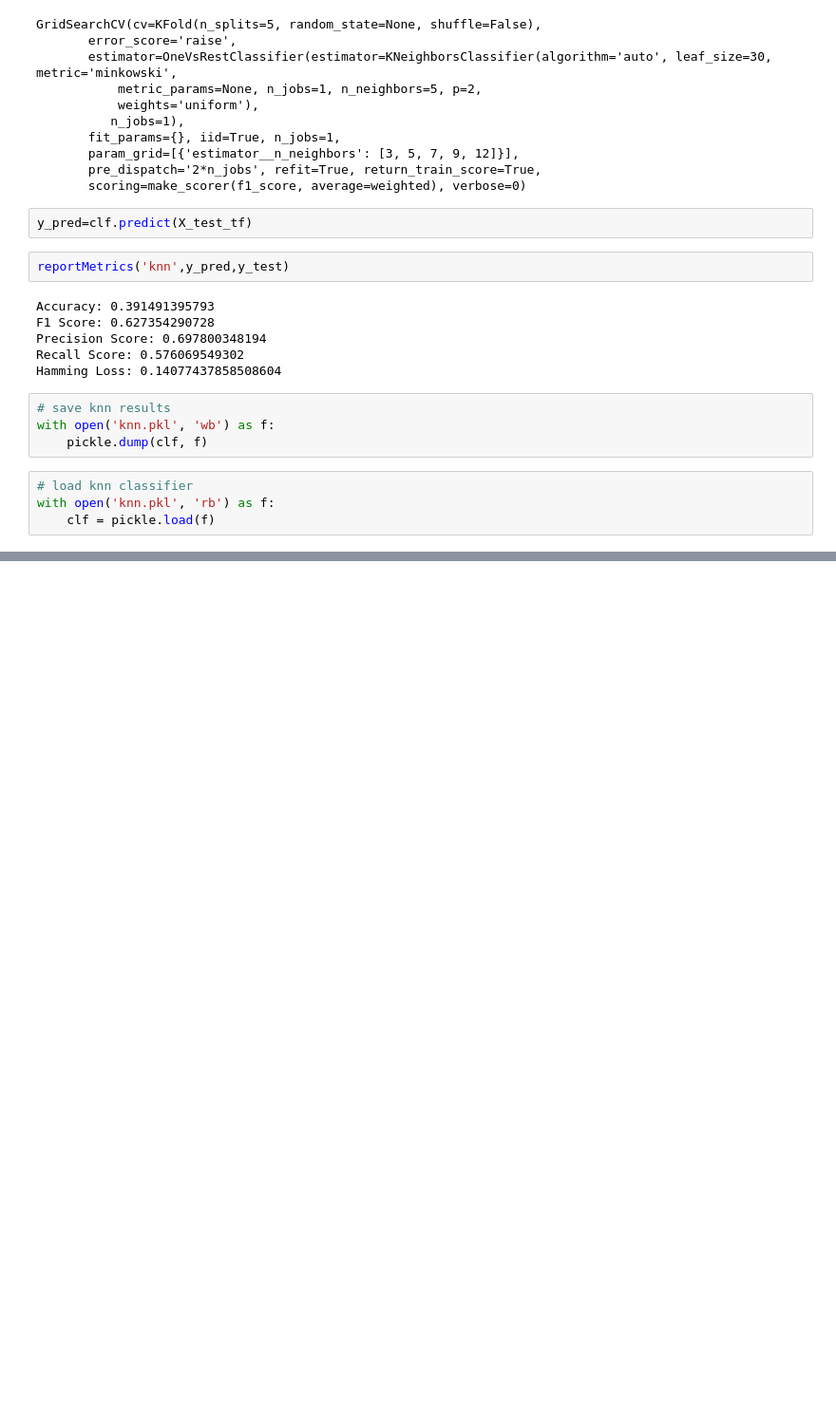
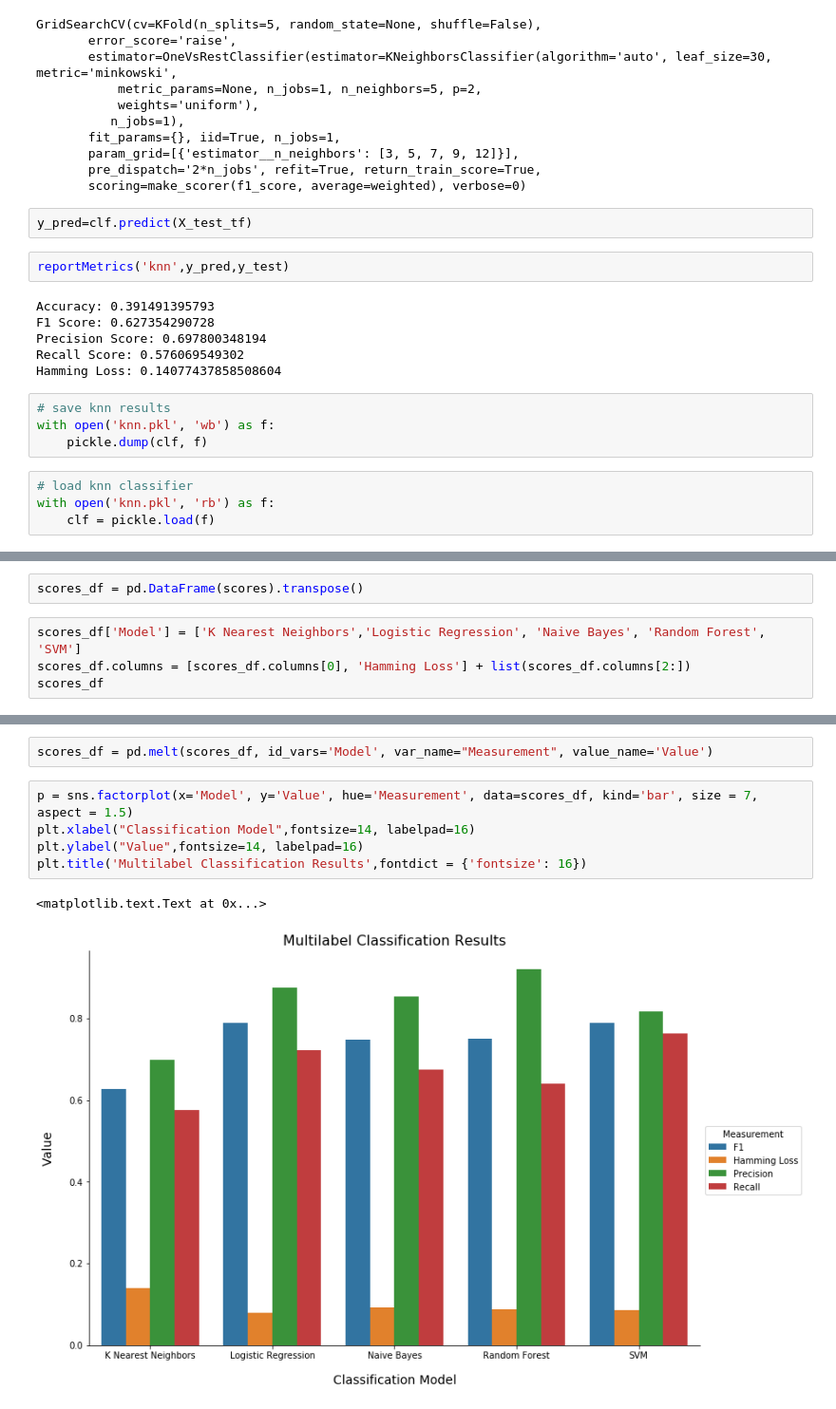
Before and after one commit to kurtisdavid/animeSynopsisClassifier, a Jupyter notebook: AnimeSynopsisClassifier.ipynb, the cells around one changed output, grey strips where cells are left out. Shown: that part at 95% size. Saved outputs shown, nothing was run; the diff lists cells and outputs as text; blank space fills up the shorter version.

Commit message:
updated with graph of results

```diff
--- a/AnimeSynopsisClassifier.ipynb
+++ b/AnimeSynopsisClassifier.ipynb
@@ -663,0 +695,6 @@ with open('knn.pkl', 'rb') as f:
+# %%
+scores_df = pd.DataFrame(scores).transpose()
+# %%
+scores_df['Model'] = ['K Nearest Neighbors','Logistic Regression', 'Naive Bayes', 'Random Forest', 'SVM']
+scores_df.columns = [scores_df.columns[0], 'Hamming Loss'] + list(scores_df.columns[2:])
+scores_df
@@ -663,0 +708,10 @@ with open('knn.pkl', 'rb') as f:
+# %%
+scores_df = pd.melt(scores_df, id_vars='Model', var_name="Measurement", value_name='Value')
+# %%
+p = sns.factorplot(x='Model', y='Value', hue='Measurement', data=scores_df, kind='bar', size = 7, aspect = 1.5)
+plt.xlabel("Classification Model",fontsize=14, labelpad=16)
+plt.ylabel("Value",fontsize=14, labelpad=16)
+plt.title('Multilabel Classification Results',fontdict = {'fontsize': 16})
+# %% [output]
+<matplotlib.text.Text at 0x...>
+[figure, added]
```
Also changed, not shown: parts of 10 cells of this notebook.
